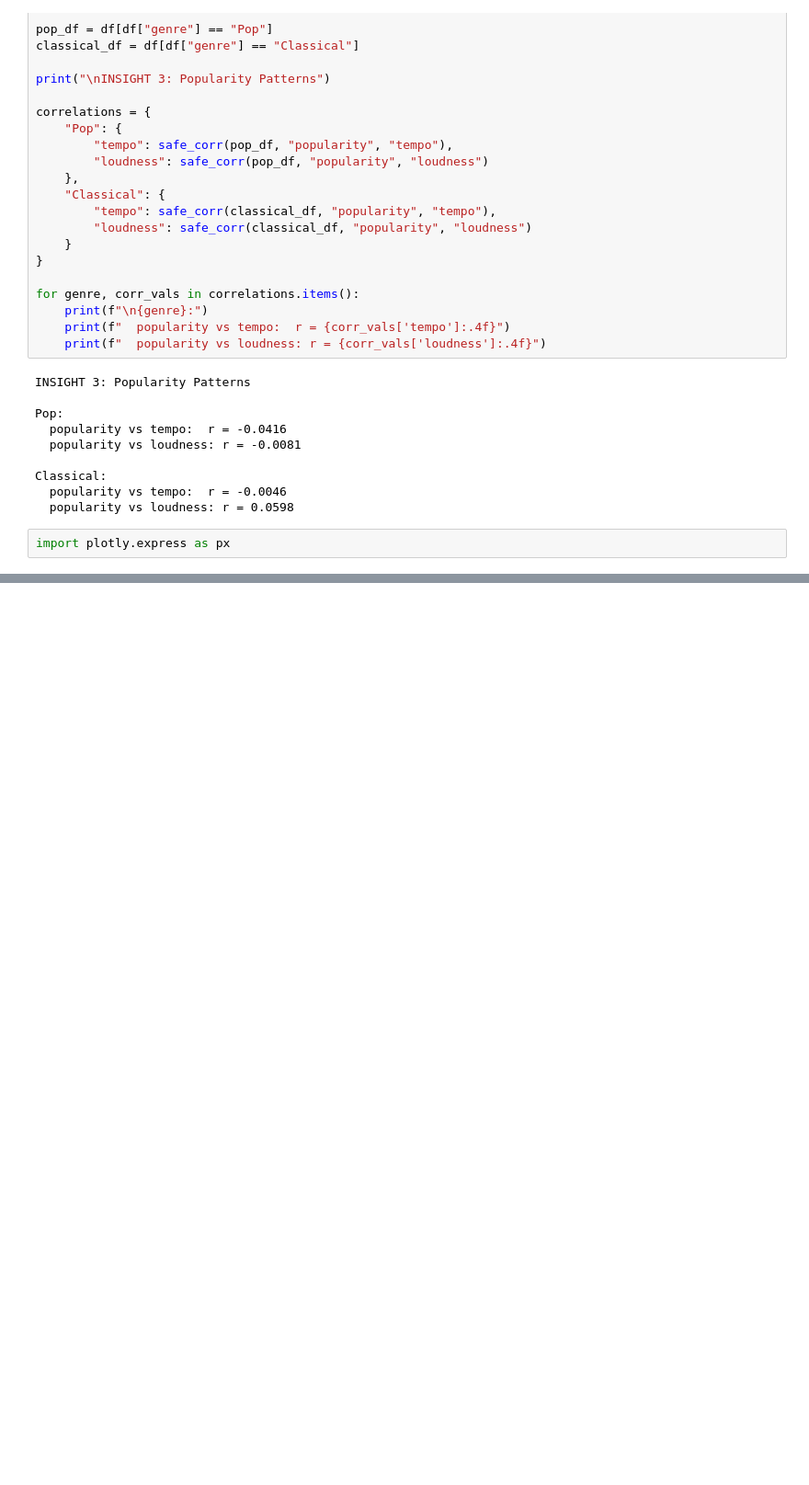
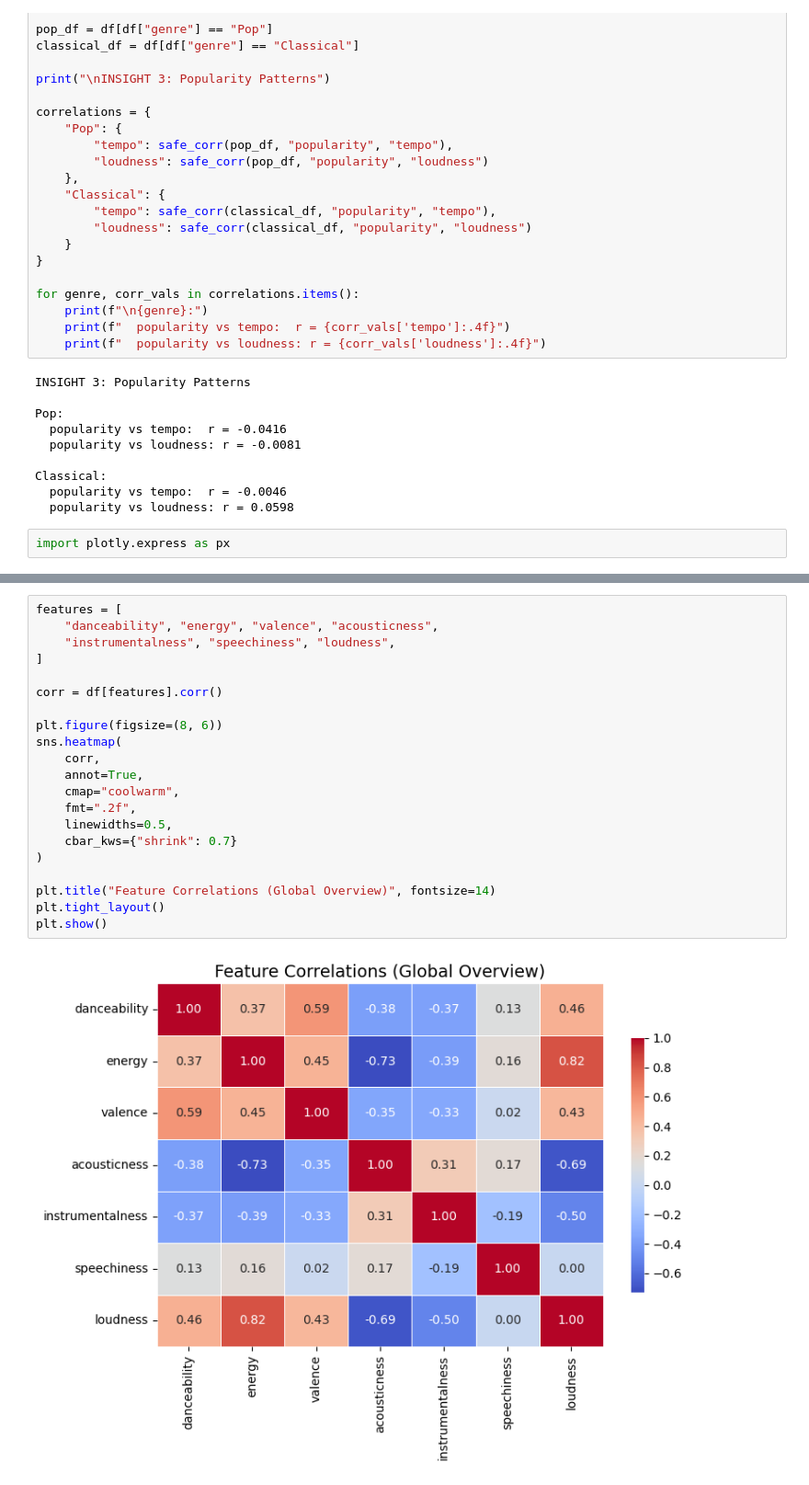
Before and after one commit to saanavig/Spotify-Visualization, a Jupyter notebook: notebooks/cleanDataEDA.ipynb, the cells around one changed output, grey strips where cells are left out. Shown at 92% size. Cells and saved outputs as stored; diff of their text form; blank space fills up the shorter version.

```diff
--- a/notebooks/cleanDataEDA.ipynb
+++ b/notebooks/cleanDataEDA.ipynb
@@ -497,0 +549,23 @@ fig.show()
+# %%
+features = [
+    "danceability", "energy", "valence", "acousticness",
+    "instrumentalness", "speechiness", "loudness",
+]
+
+corr = df[features].corr()
+
+plt.figure(figsize=(8, 6))
+sns.heatmap(
+    corr,
+    annot=True,
+    cmap="coolwarm",
+    fmt=".2f",
+    linewidths=0.5,
+    cbar_kws={"shrink": 0.7}
+)
+
+plt.title("Feature Correlations (Global Overview)", fontsize=14)
+plt.tight_layout()
+plt.show()
+# %% [output]
+[figure, added]
```
Also changed, not shown: parts of 3 cells of this notebook, 1 other file.
